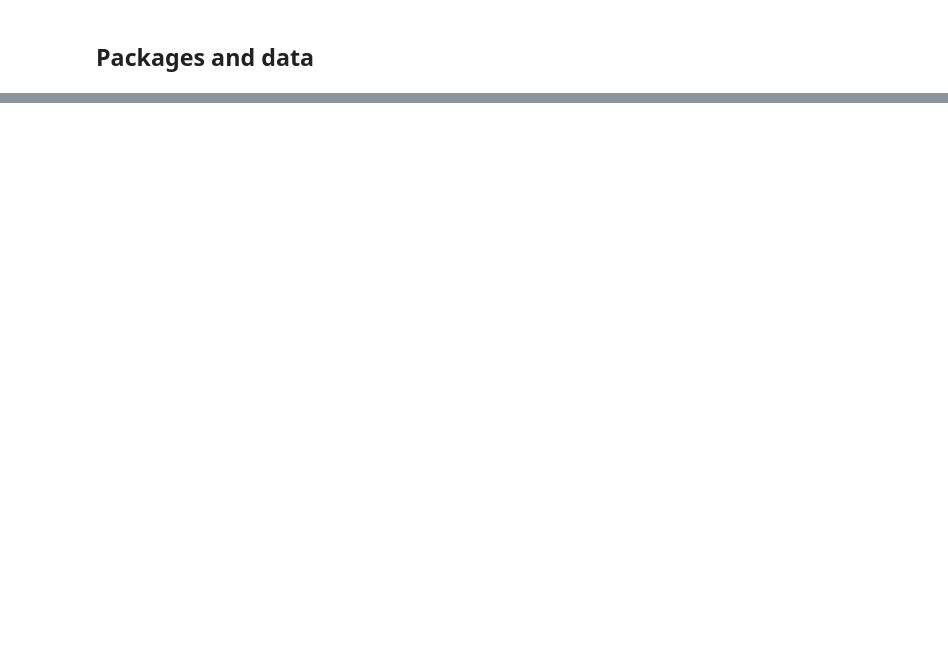
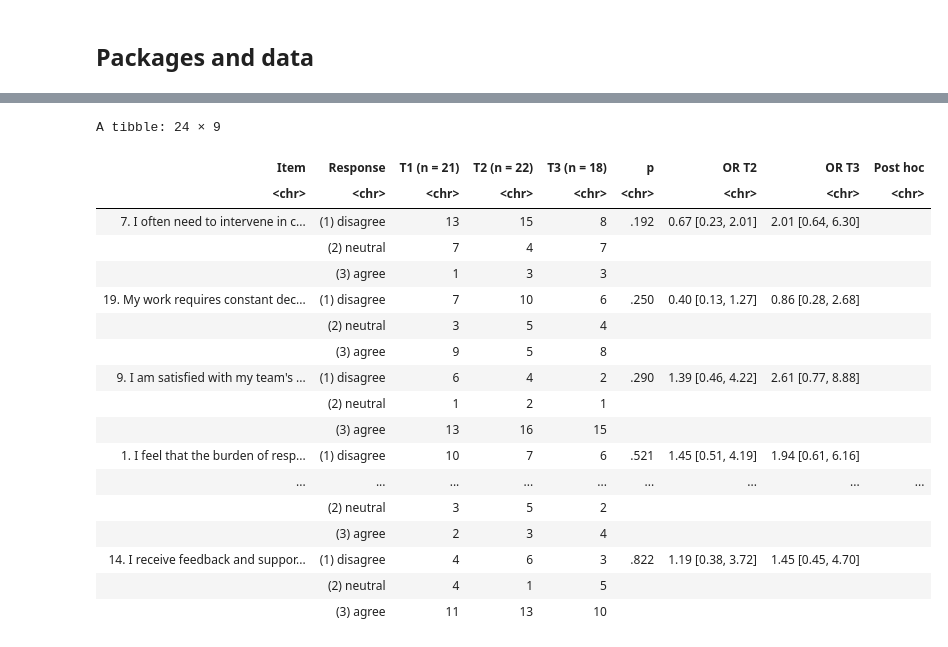
Before and after one commit to anovabr/AGEM-Time-Series, a Jupyter notebook: Processing and analysis/Command files/DA - Time series.ipynb, the cells around one changed output, grey strips where cells are left out. Cells and saved outputs as stored; diff of their text form; code cells hidden in the pictures; blank space fills up the shorter version.

```diff
--- a/Processing and analysis/Command files/DA - Time series.ipynb
+++ b/Processing and analysis/Command files/DA - Time series.ipynb
@@ -335,0 +25,42 @@ df |>
+# %%
+# APA-style table for one instrument, companies pooled: item (English), 3-category response, counts by wave, p of wave (likelihood ratio test),
+# odds ratio [95% CI] of each later wave against T1 and post hoc, from a proportional odds model of the 5-point response on wave + company
+freq_table <- function(inst) {
+  d <- filter(df, instrument == inst)
+  attr(df, "options") |>
+    filter(instrument == inst) |>
+    distinct(item, code_3, response_3) |>
+    inner_join(distinct(d, item, wave), by = "item", relationship = "many-to-many") |>
+    left_join(count(d, item, code_3, wave), by = c("item", "code_3", "wave")) |>
+    mutate(n = as.character(replace_na(n, 0L))) |>
+    pivot_wider(names_from = wave, values_from = n, values_fill = "—", names_sort = TRUE) |>
+    left_join(d |>
+                filter(!is.na(test_value)) |>
+                nest(.by = item) |>
+                mutate(m = map(data, \(x) clm(ordered(test_value) ~ wave + company, data = x)),
+                       p = map_dbl(m, \(m) drop1(m, test = "Chisq")["wave", "Pr(>Chi)"]),
+                       or = map(m, \(m) exp(cbind(coef(m), confint(m, type = "Wald"))[grep("^wave", names(coef(m))), , drop = FALSE]) |>
+                                  (\(o) set_names(sprintf("%.2f [%.2f, %.2f]", o[, 1], o[, 2], o[, 3]), paste("OR", sub("wave", "", rownames(o)))))() |>
+                                  as.list() |> as_tibble()),
+                       # post hoc: waves that differ (p < .05, unadjusted) when the omnibus p < .05, e.g. "T1 < T3"
+                       post = map2_chr(m, p, \(m, p) if (p >= .05) "" else
+                         emmeans(m, pairwise ~ wave, adjust = "none")$contrasts |>
+                           as.data.frame() |>
+                           filter(p.value < .05) |>
+                           mutate(lab = map2_chr(str_split(contrast, " - "), estimate, \(w, e) paste(w[1], if (e < 0) "<" else ">", w[2]))) |>
+                           pull(lab) |>
+                           paste(collapse = "; "))) |>
+                select(item, p, or, post) |>
+                unnest(or),
+              by = "item") |>
+    left_join(distinct(d, item, item_en, risk), by = "item") |>
+    arrange(p, item, code_3) |>
+    mutate(first = code_3 == min(code_3), .by = item) |>
+    transmute(Item = if_else(first, paste0(item, ". ", item_en, if_else(risk, " †", "")), ""),
+              Response = paste0("(", code_3, ") ", response_3),
+              across(matches("^T[123]$")),
+              p = case_when(!first ~ "", is.na(p) ~ "—", p < .001 ~ "< .001", .default = sub("^0", "", sprintf("%.3f", p))),
+              across(starts_with("OR"), \(x) if_else(first, replace_na(x, "—"), "")),
+              `Post hoc` = if_else(first, replace_na(post, ""), "")) |>
+    rename_with(\(w) paste0(w, " (n = ", table(distinct(d, wave, respondent_id)$wave)[w], ")"), matches("^T[123]$"))
+}
@@ -335,0 +100,22 @@ df |>
+# %%
+freq_table("lideres")
+# %% [output]
+A tibble: 24 × 9
+| Item | Response | T1 (n = 21) | T2 (n = 22) | T3 (n = 18) | p | OR T2 | OR T3 | Post hoc |
+| <chr> | <chr> | <chr> | <chr> | <chr> | <chr> | <chr> | <chr> | <chr> |
+| 7. I often need to intervene in c... | (1) disagree | 13 | 15 | 8 | .192 | 0.67 [0.23, 2.01] | 2.01 [0.64, 6.30] |  |
+|  | (2) neutral | 7 | 4 | 7 |  |  |  |  |
+|  | (3) agree | 1 | 3 | 3 |  |  |  |  |
+| 19. My work requires constant dec... | (1) disagree | 7 | 10 | 6 | .250 | 0.40 [0.13, 1.27] | 0.86 [0.28, 2.68] |  |
+|  | (2) neutral | 3 | 5 | 4 |  |  |  |  |
+|  | (3) agree | 9 | 5 | 8 |  |  |  |  |
+| 9. I am satisfied with my team's ... | (1) disagree | 6 | 4 | 2 | .290 | 1.39 [0.46, 4.22] | 2.61 [0.77, 8.88] |  |
+|  | (2) neutral | 1 | 2 | 1 |  |  |  |  |
+|  | (3) agree | 13 | 16 | 15 |  |  |  |  |
+| 1. I feel that the burden of resp... | (1) disagree | 10 | 7 | 6 | .521 | 1.45 [0.51, 4.19] | 1.94 [0.61, 6.16] |  |
+| ... | ... | ... | ... | ... | ... | ... | ... | ... |
+|  | (2) neutral | 3 | 5 | 2 |  |  |  |  |
+|  | (3) agree | 2 | 3 | 4 |  |  |  |  |
+| 14. I receive feedback and suppor... | (1) disagree | 4 | 6 | 3 | .822 | 1.19 [0.38, 3.72] | 1.45 [0.45, 4.70] |  |
+|  | (2) neutral | 4 | 1 | 5 |  |  |  |  |
+|  | (3) agree | 11 | 13 | 10 |  |  |  |  |
```
Also changed, not shown: parts of 38 cells of this notebook, 3 other files.
